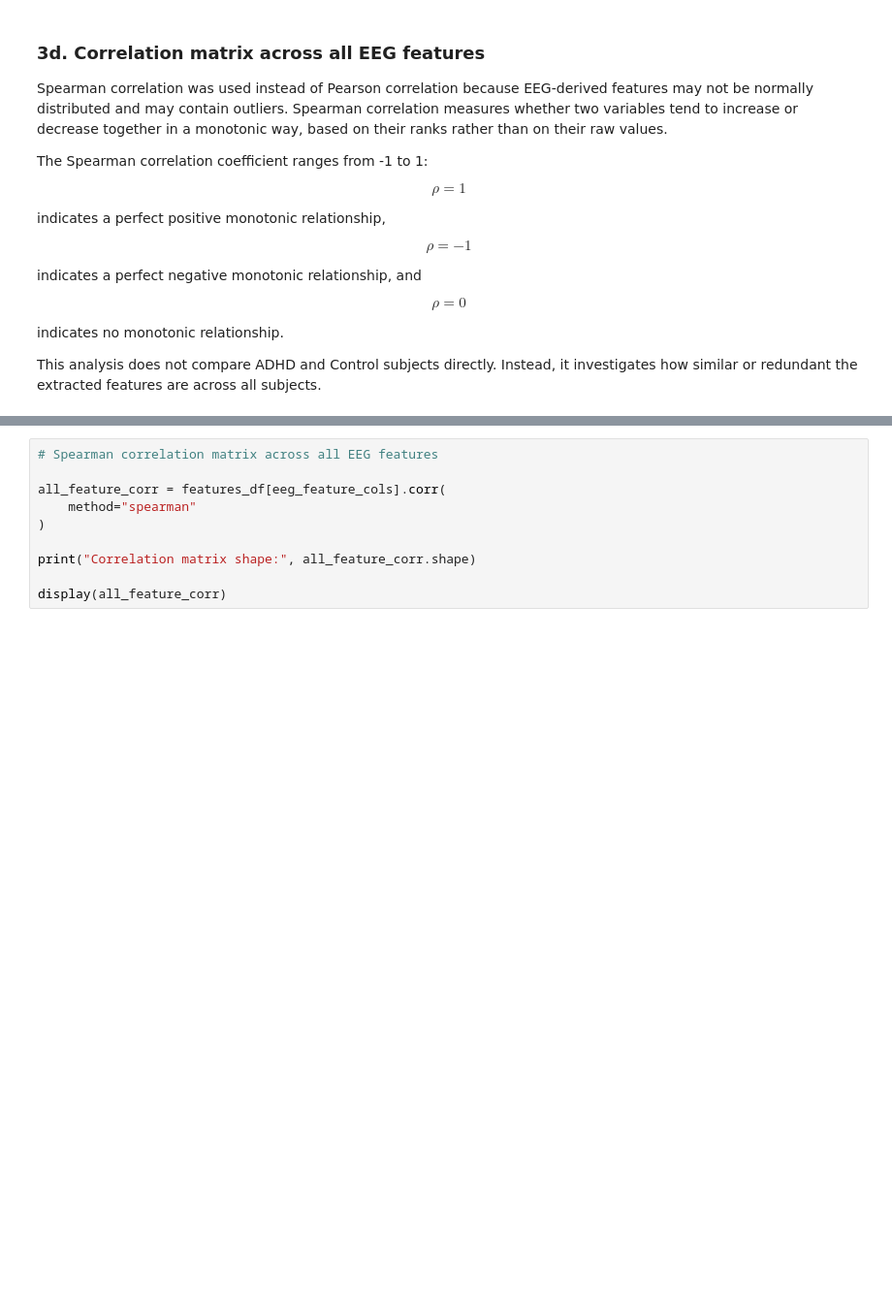
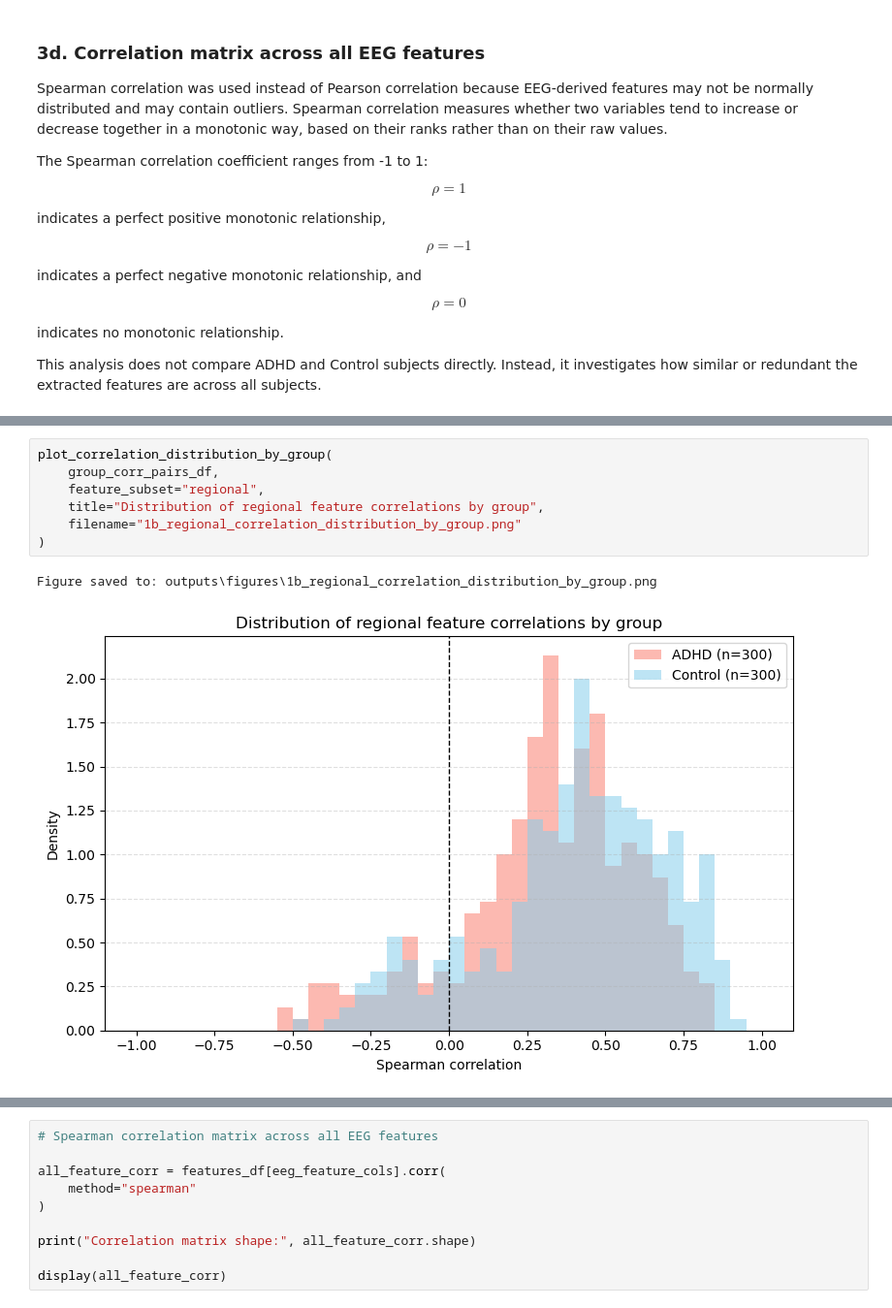
Before and after one commit to noemiaime/ADHDvsControl_EEG, a Jupyter notebook: 1b_features_exploration.ipynb, the cells around one changed output, grey strips where cells are left out. Shown at 97% size. Cells and saved outputs as stored; diff of their text form; blank space fills up the shorter version.

```diff
--- a/1b_features_exploration.ipynb
+++ b/1b_features_exploration.ipynb
@@ -884,0 +1286,10 @@ Number of EEG features used for correlation: 120
+# %%
+plot_correlation_distribution_by_group(
+    group_corr_pairs_df,
+    feature_subset="regional",
+    title="Distribution of regional feature correlations by group",
+    filename="1b_regional_correlation_distribution_by_group.png"
+)
+# %% [output]
+Figure saved to: outputs\figures\1b_regional_correlation_distribution_by_group.png
+[figure, added]
```
Also changed, not shown: parts of 22 cells of this notebook, 59 other files.
